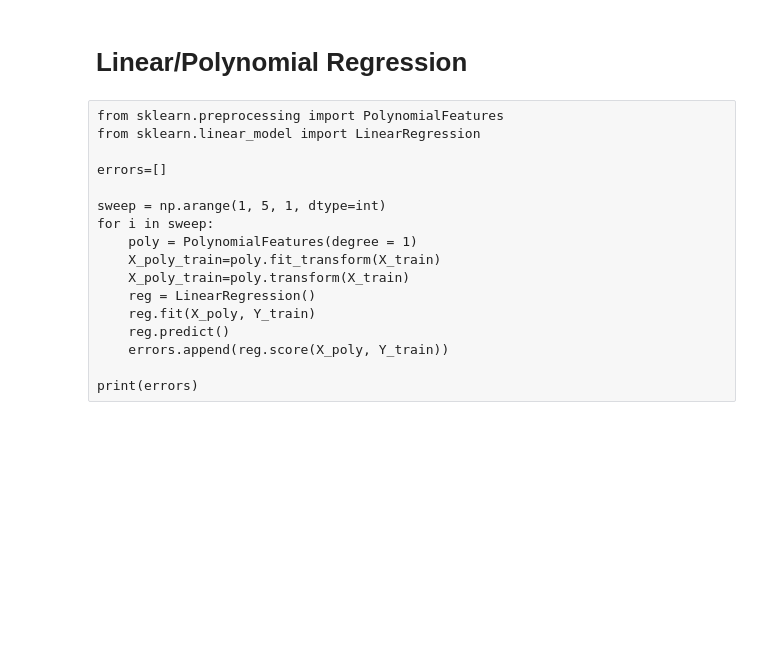
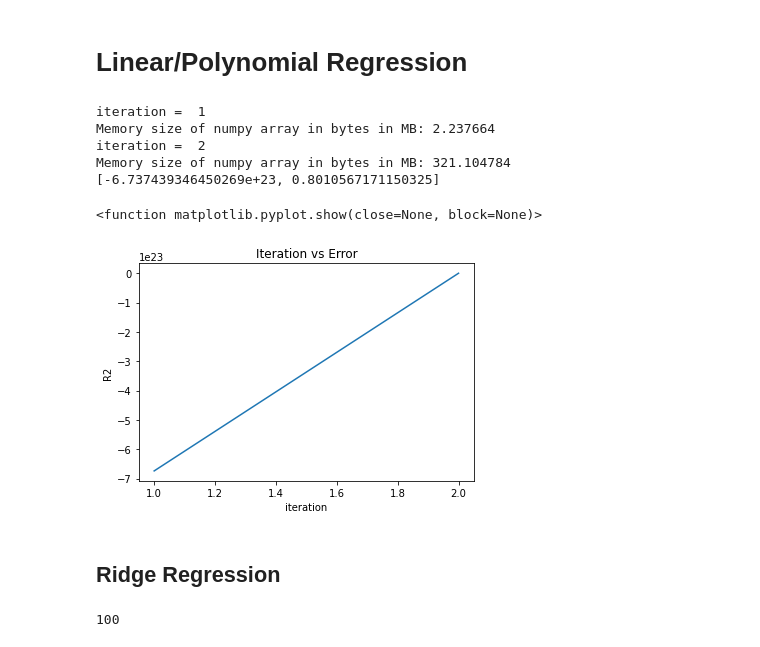
Before and after one commit to taaha/House-Price-Prediction, a Jupyter notebook: notebook999026cc55.ipynb, the cells around one changed output. Saved outputs shown, nothing was run; the diff lists cells and outputs as text; code cells hidden in the pictures; blank space fills up the shorter version.

```diff
--- a/notebook999026cc55.ipynb
+++ b/notebook999026cc55.ipynb
@@ -169,7 +200,7 @@ X_pca.shape
 # %%
 from sklearn.model_selection import train_test_split
 
-X_train, X_test, y_train, y_test = train_test_split(X_scaled_data, Y_data, test_size=0.33, random_state=42)
+X_train, X_test, Y_train, Y_test = train_test_split(X_scaled_data, Y_data, test_size=0.33, random_state=42)
 
 print("shape of training data", X_train.shape)
 print("shape of testing data", X_test.shape)
@@ -178,20 +209,49 @@ shape of training data (978, 285)
 shape of testing data (482, 285)
 # %% [markdown]
 # Linear/Polynomial Regression
-# %% [raw]
-from sklearn.preprocessing import PolynomialFeatures
-from sklearn.linear_model import LinearRegression
-
-errors=[]
-
-sweep = np.arange(1, 5, 1, dtype=int)
-for i in sweep:
-    poly = PolynomialFeatures(degree = 1)
-    X_poly_train=poly.fit_transform(X_train)
-    X_poly_train=poly.transform(X_train)
-    reg = LinearRegression()
-    reg.fit(X_poly, Y_train)
-    reg.predict()
-    errors.append(reg.score(X_poly, Y_train))
-
-print(errors)
+# %%
+from sklearn.preprocessing import PolynomialFeatures
+from sklearn.linear_model import LinearRegression
+
+errors=[]
+
+sweep = np.arange(1, 3, 1, dtype=int)
+for i in sweep:
+    print("iteration = ", i)
+    poly = PolynomialFeatures(degree = i)
+
+    X_poly_train = poly.fit_transform(X_train)
+    X_poly_test = poly.transform(X_test)
+    print("Memory size of numpy array in bytes in MB:", X_poly_train.size * X_poly_train.itemsize / 1000000)
+
+    reg = LinearRegression()
+    reg.fit(X_poly_train, Y_train)
+
+    errors.append(reg.score(X_poly_test, Y_test))
+
+print(errors)
+
+import matplotlib.pyplot as plt
+plt.figure()
+plt.plot(sweep, errors)
+plt.xlabel("iteration")
+plt.ylabel("R2")
+plt.title("Iteration vs Error")
+plt.show
+# %% [output]
+iteration =  1
+Memory size of numpy array in bytes in MB: 2.237664
+iteration =  2
+Memory size of numpy array in bytes in MB: 321.104784
+[-6.737439346450269e+23, 0.8010567171150325]
+<function matplotlib.pyplot.show(close=None, block=None)>
+[figure, added]
+# %% [markdown]
+## Ridge Regression
+# %%
+alphas = 10**np.linspace(10,-2,100)*0.5
+print(len(alphas))
+#alphas = [0.1, 1, 10, 100]
+#alphas
+# %% [output]
+100
```
Also changed, not shown: parts of 23 cells of this notebook.
